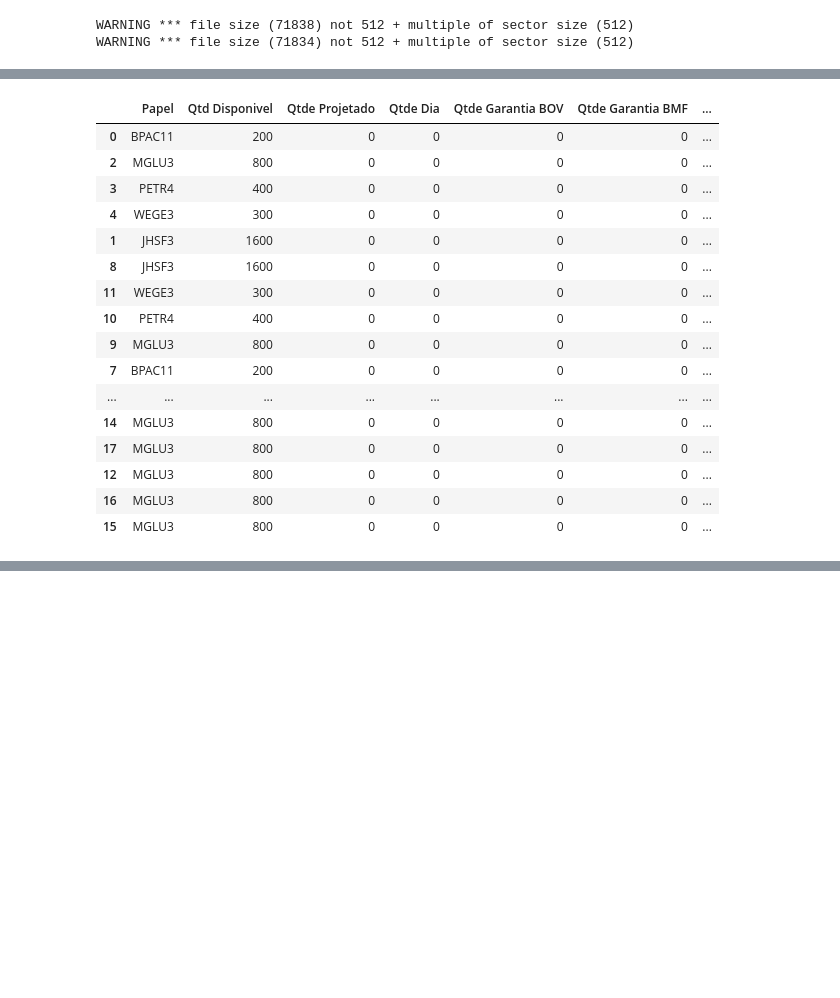
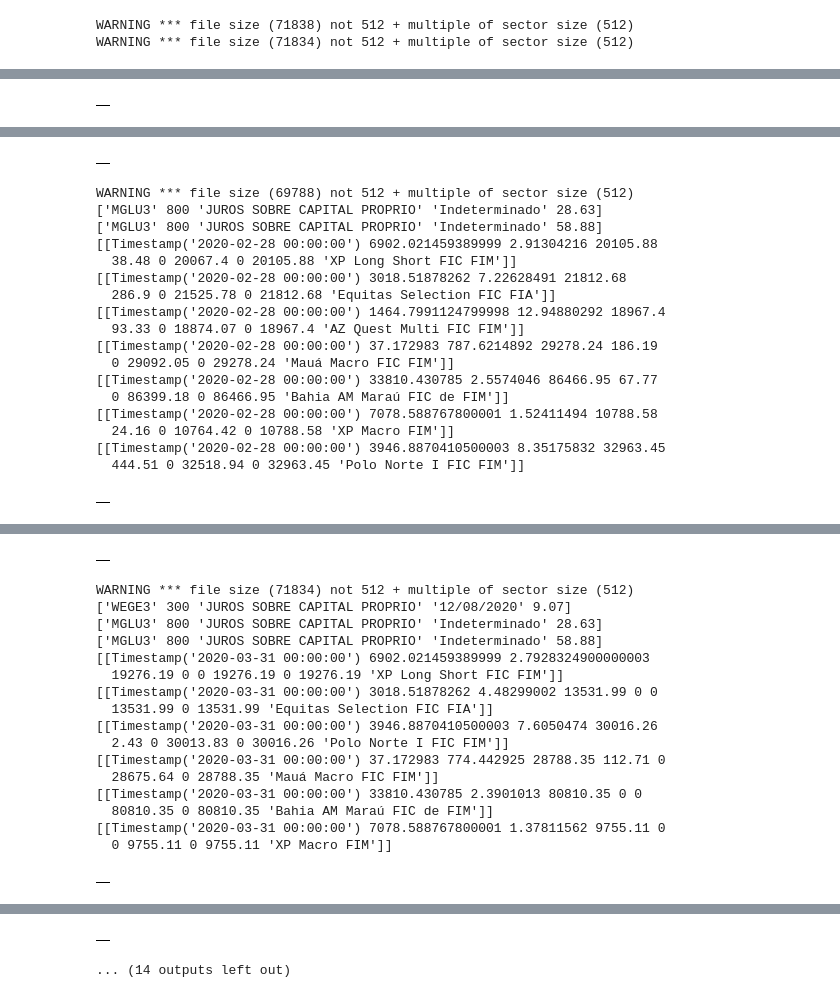
Before and after one commit to gabrielmlg/finance-app, a Jupyter notebook: notebooks/sandbox.ipynb, the cells around one changed output, grey strips where cells are left out. Saved outputs shown, nothing was run; the diff lists cells and outputs as text; code cells hidden in the pictures; blank space fills up the shorter version.

```diff
--- a/notebooks/sandbox.ipynb
+++ b/notebooks/sandbox.ipynb
@@ -44,6 +104,8 @@ def get_stocks(df):
 files = os.listdir('../datasets/')
 
 stocks = pd.DataFrame()
+pickings = pd.DataFrame()
+fis = pd.DataFrame()
 
 for file_name in files:
 
@@ -57,17 +119,24 @@ for file_name in files:
     date_position = pd.to_datetime(date_position.str.replace('Data de referência: ', ''), format='%d/%m/%Y')
     month = int(date_position.dt.month.values)
     year = int(date_position.dt.year.values)
+    period = str(year) + '/' + str(month)
 
-    #if file_name == 'PosicaoHistorico_200091-12.xls':
-       # display(df[~df['Unnamed: 2'].isnull()].head(10))
-
-    #print(str(year) + '/' + str(month) + '   ' + file_name)
     # get stocks
     df_stocks = get_stocks(df)
     #display(df_stocks.head())
-    df_stocks['period'] = str(year) + '/' + str(month)
+    df_stocks['period'] = period
     stocks = stocks.append(df_stocks, ignore_index=True)
 
-display(stocks.sort_values('period', ascending=False))
+    df_pickings = get_picking(df)
+    df_pickings['period'] = period
+    pickings = pickings.append(df_pickings, ignore_index=True)
+
+    df_fi = get_fi(df)
+    display(df_fi)
+    fis = fis.append(df_fi, ignore_index=True)
+    # display(fi)
+
+# display(stocks.sort_values('period', ascending=False))
+# display(fi)
 # %% [output]
 WARNING *** file size (71838) not 512 + multiple of sector size (512)
@@ -86,17 +158 @@ WARNING *** file size (60570) not 512 + multiple of sector size (512)
-|  | Papel | Qtd Disponivel | Qtde Projetado | Qtde Dia | Qtde Garantia BOV | Qtde Garantia BMF | ... |
-| 0 | BPAC11 | 200 | 0 | 0 | 0 | 0 | ... |
-| 2 | MGLU3 | 800 | 0 | 0 | 0 | 0 | ... |
-| 3 | PETR4 | 400 | 0 | 0 | 0 | 0 | ... |
-| 4 | WEGE3 | 300 | 0 | 0 | 0 | 0 | ... |
-| 1 | JHSF3 | 1600 | 0 | 0 | 0 | 0 | ... |
-| 8 | JHSF3 | 1600 | 0 | 0 | 0 | 0 | ... |
-| 11 | WEGE3 | 300 | 0 | 0 | 0 | 0 | ... |
-| 10 | PETR4 | 400 | 0 | 0 | 0 | 0 | ... |
-| 9 | MGLU3 | 800 | 0 | 0 | 0 | 0 | ... |
-| 7 | BPAC11 | 200 | 0 | 0 | 0 | 0 | ... |
-| ... | ... | ... | ... | ... | ... | ... | ... |
-| 14 | MGLU3 | 800 | 0 | 0 | 0 | 0 | ... |
-| 17 | MGLU3 | 800 | 0 | 0 | 0 | 0 | ... |
-| 12 | MGLU3 | 800 | 0 | 0 | 0 | 0 | ... |
-| 16 | MGLU3 | 800 | 0 | 0 | 0 | 0 | ... |
-| 15 | MGLU3 | 800 | 0 | 0 | 0 | 0 | ... |
+|  |
@@ -102,0 +172,19 @@ WARNING *** file size (60570) not 512 + multiple of sector size (512)
+|  |
+WARNING *** file size (69788) not 512 + multiple of sector size (512)
+['MGLU3' 800 'JUROS SOBRE CAPITAL PROPRIO' 'Indeterminado' 28.63]
+['MGLU3' 800 'JUROS SOBRE CAPITAL PROPRIO' 'Indeterminado' 58.88]
+[[Timestamp('2020-02-28 00:00:00') 6902.021459389999 2.91304216 20105.88
+  38.48 0 20067.4 0 20105.88 'XP Long Short FIC FIM']]
+[[Timestamp('2020-02-28 00:00:00') 3018.51878262 7.22628491 21812.68
+  286.9 0 21525.78 0 21812.68 'Equitas Selection FIC FIA']]
+[[Timestamp('2020-02-28 00:00:00') 1464.7991124799998 12.94880292 18967.4
+  93.33 0 18874.07 0 18967.4 'AZ Quest Multi FIC FIM']]
+[[Timestamp('2020-02-28 00:00:00') 37.172983 787.6214892 29278.24 186.19
+  0 29092.05 0 29278.24 'Mauá Macro FIC FIM']]
+[[Timestamp('2020-02-28 00:00:00') 33810.430785 2.5574046 86466.95 67.77
+  0 86399.18 0 86466.95 'Bahia AM Maraú FIC de FIM']]
+[[Timestamp('2020-02-28 00:00:00') 7078.588767800001 1.52411494 10788.58
+  24.16 0 10764.42 0 10788.58 'XP Macro FIM']]
+[[Timestamp('2020-02-28 00:00:00') 3946.8870410500003 8.35175832 32963.45
+  444.51 0 32518.94 0 32963.45 'Polo Norte I FIC FIM']]
+|  |
@@ -102,0 +204,18 @@ WARNING *** file size (60570) not 512 + multiple of sector size (512)
+|  |
+WARNING *** file size (71834) not 512 + multiple of sector size (512)
+['WEGE3' 300 'JUROS SOBRE CAPITAL PROPRIO' '12/08/2020' 9.07]
+['MGLU3' 800 'JUROS SOBRE CAPITAL PROPRIO' 'Indeterminado' 28.63]
+['MGLU3' 800 'JUROS SOBRE CAPITAL PROPRIO' 'Indeterminado' 58.88]
+[[Timestamp('2020-03-31 00:00:00') 6902.021459389999 2.7928324900000003
+  19276.19 0 0 19276.19 0 19276.19 'XP Long Short FIC FIM']]
+[[Timestamp('2020-03-31 00:00:00') 3018.51878262 4.48299002 13531.99 0 0
+  13531.99 0 13531.99 'Equitas Selection FIC FIA']]
+[[Timestamp('2020-03-31 00:00:00') 3946.8870410500003 7.6050474 30016.26
+  2.43 0 30013.83 0 30016.26 'Polo Norte I FIC FIM']]
+[[Timestamp('2020-03-31 00:00:00') 37.172983 774.442925 28788.35 112.71 0
+  28675.64 0 28788.35 'Mauá Macro FIC FIM']]
+[[Timestamp('2020-03-31 00:00:00') 33810.430785 2.3901013 80810.35 0 0
+  80810.35 0 80810.35 'Bahia AM Maraú FIC de FIM']]
+[[Timestamp('2020-03-31 00:00:00') 7078.588767800001 1.37811562 9755.11 0
+  0 9755.11 0 9755.11 'XP Macro FIM']]
+|  |
@@ -102,0 +238,2 @@ WARNING *** file size (60570) not 512 + multiple of sector size (512)
+|  |
+... (14 outputs left out)
```
Also changed, not shown: parts of 5 cells of this notebook.
